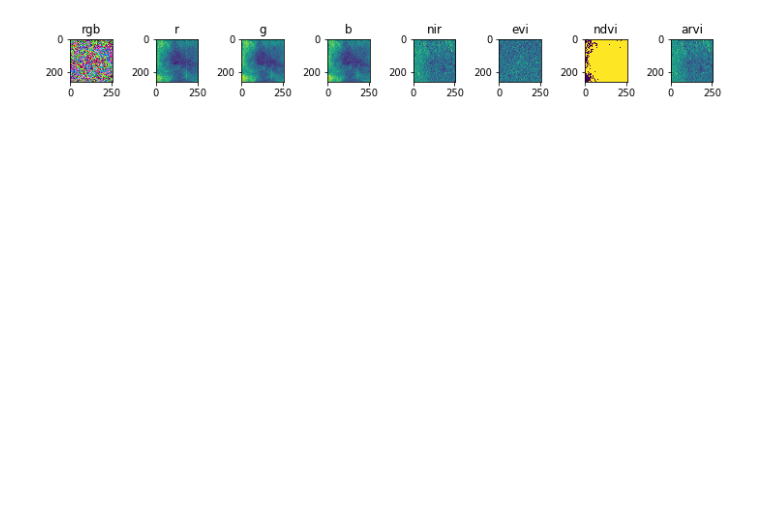
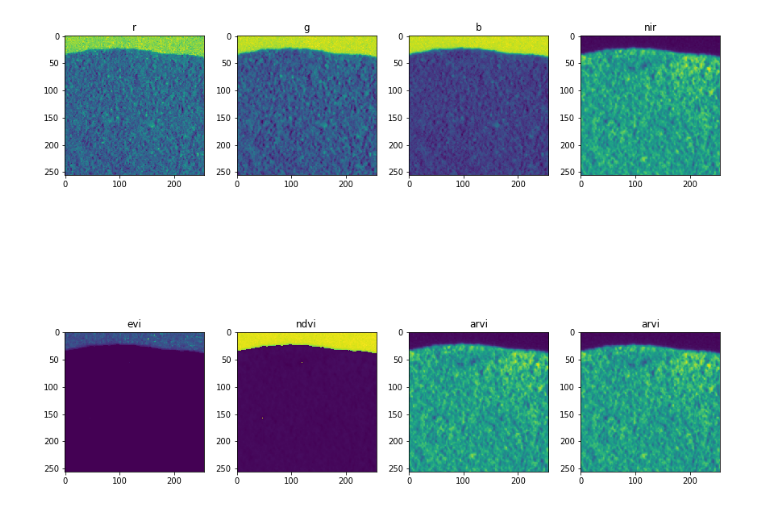
Before and after one commit to MightyBird01/planet, a Jupyter notebook: pynb_newChans.ipynb, the cells around one changed output. Drawn from its saved outputs; the diff is of its cells as text; code cells hidden in the pictures; blank space fills up the shorter version.

```diff
--- a/pynb_newChans.ipynb
+++ b/pynb_newChans.ipynb
@@ -6,66 +6,58 @@ from matplotlib import pyplot as plt
 import numpy as np
 
 %matplotlib inline
+# %%
+
+
+def addChannels (i1):
+    r = i1[:,:,0]
+    g = i1[:,:,1]
+    b = i1[:,:,2]
+    nir = i1[:,:,3]
+    evi = 2.5 * (nir - r) / (nir + 6 * r - 7.5 * b + 1)
+    ndvi = (nir -r) / (nir.astype('float') + r)
+    arvi = (nir - (2*r-b) / (nir.astype('float')+(2*r+b)))
+    i1 = np.dstack((i1, evi,ndvi,arvi))
+    return(i1)
 # %%
 
-name = 'train_1140'
+name = 'train_1141'
 i1 = io.imread('train-tif/'+name+'.tif')
-#i2 = io.imread('train-jpg/'+name+'.jpg')
 print (i1.shape)
-
-irgb = i1[:,:,0:3]
-print (irgb.shape)
-
-r = i1[:,:,0]
-g = i1[:,:,1]
-b = i1[:,:,2]
-nir = i1[:,:,3]
-
-print ('EVI')
-evi = 2.5 * (nir - r) / (nir + 6 * r - 7.5 * b + 1)
-print (np.mean(evi))
-print (np.max(evi))
-print (np.min(evi))
-
-print ('NDVI')
-ndvi = (nir -r) / (nir + r)
-print (ndvi.shape)
-print (np.mean(ndvi))
-print (np.max(ndvi))
-print (np.min(ndvi))
-
-print ('ARVI')
-arvi = (nir - (2*r-b) / (nir+(2*r+b)))
-print (ndvi.shape)
-print (np.mean(arvi))
-print (np.max(arvi))
-print (np.min(arvi))
-
-i1 = np.dstack((i1, evi,ndvi,arvi))
+i1 = addChannels(i1)
 print (i1.shape)
 
 
-fig, axes = plt.subplots(nrows=1, ncols=8, figsize=(10,10))
+for i in range(0,7):
+    i1[:,:,i] = (i1[:,:,i] - np.min(i1[:,:,i])) / (np.max(i1[:,:,i]) - np.min(i1[:,:,i]))
+
+print (np.min(i1))
+print (np.max(i1))
+
+fig, axes = plt.subplots(nrows=2, ncols=4, figsize=(12,12))
 #                         sharex=True, sharey=True)
 
 ax = axes.ravel()
 
-ax[0].imshow(irgb)
-ax[0].set_title("rgb")
-ax[1].imshow(r)
-ax[1].set_title("r")
-ax[2].imshow(g)
-ax[2].set_title("g")
-ax[3].imshow(b)
-ax[3].set_title("b")
-ax[4].imshow(nir)
-ax[4].set_title("nir")
-ax[5].imshow(evi)
-ax[5].set_title("evi")
-ax[6].imshow(ndvi)
-ax[6].set_title("ndvi")
-ax[7].imshow(arvi)
+#ax[0].imshow(irgb)
+#ax[0].set_title("rgb")
+ax[0].imshow(i1[:,:,0])
+ax[0].set_title("r")
+ax[1].imshow(i1[:,:,1])
+ax[1].set_title("g")
+ax[2].imshow(i1[:,:,2])
+ax[2].set_title("b")
+ax[3].imshow(i1[:,:,3])
+ax[3].set_title("nir")
+ax[4].imshow(i1[:,:,4])
+ax[4].set_title("evi")
+ax[5].imshow(i1[:,:,5])
+ax[5].set_title("ndvi")
+ax[6].imshow(i1[:,:,6])
+ax[6].set_title("arvi")
+ax[7].imshow(i1[:,:,6])
 ax[7].set_title("arvi")
+
 
 plt.tight_layout()
 plt.show()
@@ -90 +69 @@ ARVI
-[figure, old version]
+[figure, new version]
```
Also changed, not shown: parts of 2 cells of this notebook, 1 other file.
